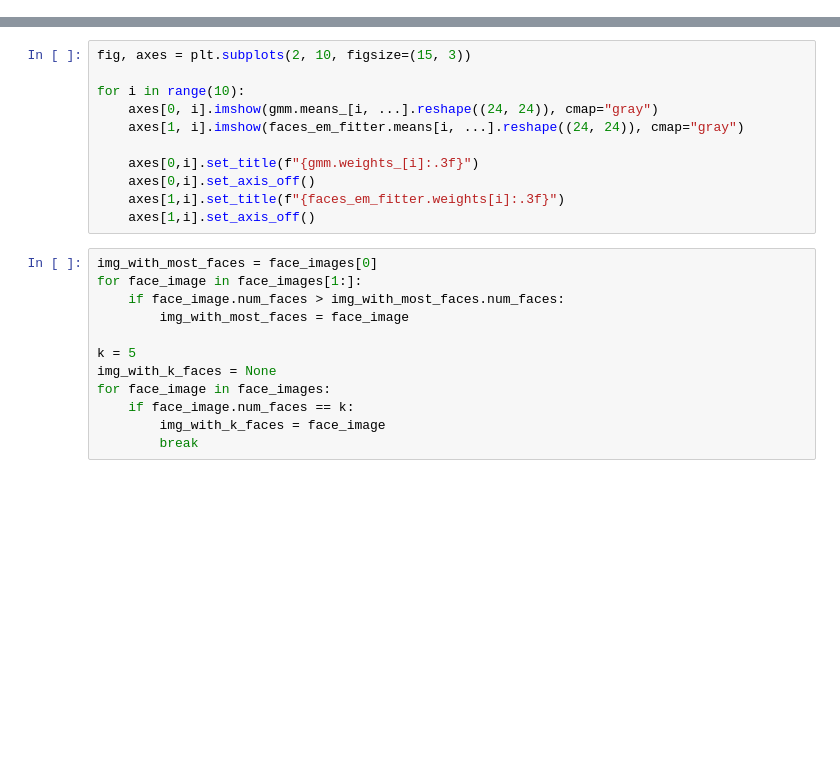
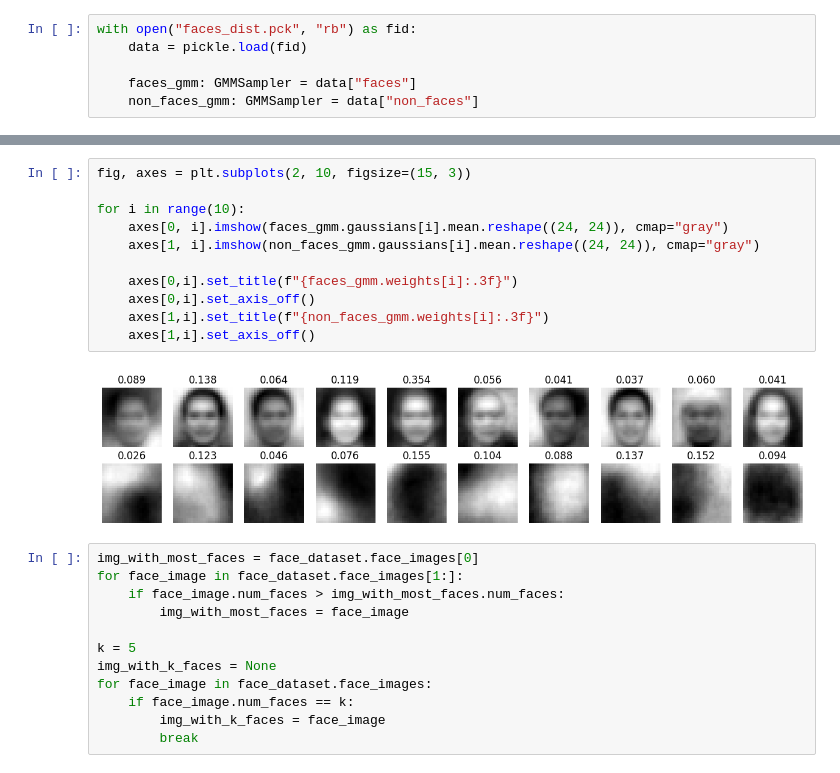
Before and after one commit to IanCher/cv_prince, a Jupyter notebook: notebooks/chap_07_complex_densities/face_detection.ipynb, the cells around one changed output, grey strips where cells are left out. Saved outputs shown, nothing was run; the diff lists cells and outputs as text; blank space fills up the shorter version.

Commit message:
First version of face detection using GMM

```diff
--- a/notebooks/chap_07_complex_densities/face_detection.ipynb
+++ b/notebooks/chap_07_complex_densities/face_detection.ipynb
@@ -157,0 +248,6 @@ scipy_prediction = gmm.fit_predict(train_faces_arr)
+# %%
+with open("faces_dist.pck", "rb") as fid:
+    data = pickle.load(fid)
+
+    faces_gmm: GMMSampler = data["faces"]
+    non_faces_gmm: GMMSampler = data["non_faces"]
@@ -158,23 +290,25 @@ scipy_prediction = gmm.fit_predict(train_faces_arr)
 # %%
 fig, axes = plt.subplots(2, 10, figsize=(15, 3))
 
 for i in range(10):
-    axes[0, i].imshow(gmm.means_[i, ...].reshape((24, 24)), cmap="gray")
-    axes[1, i].imshow(faces_em_fitter.means[i, ...].reshape((24, 24)), cmap="gray")
+    axes[0, i].imshow(faces_gmm.gaussians[i].mean.reshape((24, 24)), cmap="gray")
+    axes[1, i].imshow(non_faces_gmm.gaussians[i].mean.reshape((24, 24)), cmap="gray")
 
-    axes[0,i].set_title(f"{gmm.weights_[i]:.3f}")
+    axes[0,i].set_title(f"{faces_gmm.weights[i]:.3f}")
     axes[0,i].set_axis_off()
-    axes[1,i].set_title(f"{faces_em_fitter.weights[i]:.3f}")
+    axes[1,i].set_title(f"{non_faces_gmm.weights[i]:.3f}")
     axes[1,i].set_axis_off()
+# %% [output]
+[figure, added]
 # %%
-img_with_most_faces = face_images[0]
-for face_image in face_images[1:]:
+img_with_most_faces = face_dataset.face_images[0]
+for face_image in face_dataset.face_images[1:]:
     if face_image.num_faces > img_with_most_faces.num_faces:
         img_with_most_faces = face_image
 
 k = 5
 img_with_k_faces = None
-for face_image in face_images:
+for face_image in face_dataset.face_images:
     if face_image.num_faces == k:
         img_with_k_faces = face_image
         break
```
Also changed, not shown: parts of 27 cells of this notebook, 2 other files.
